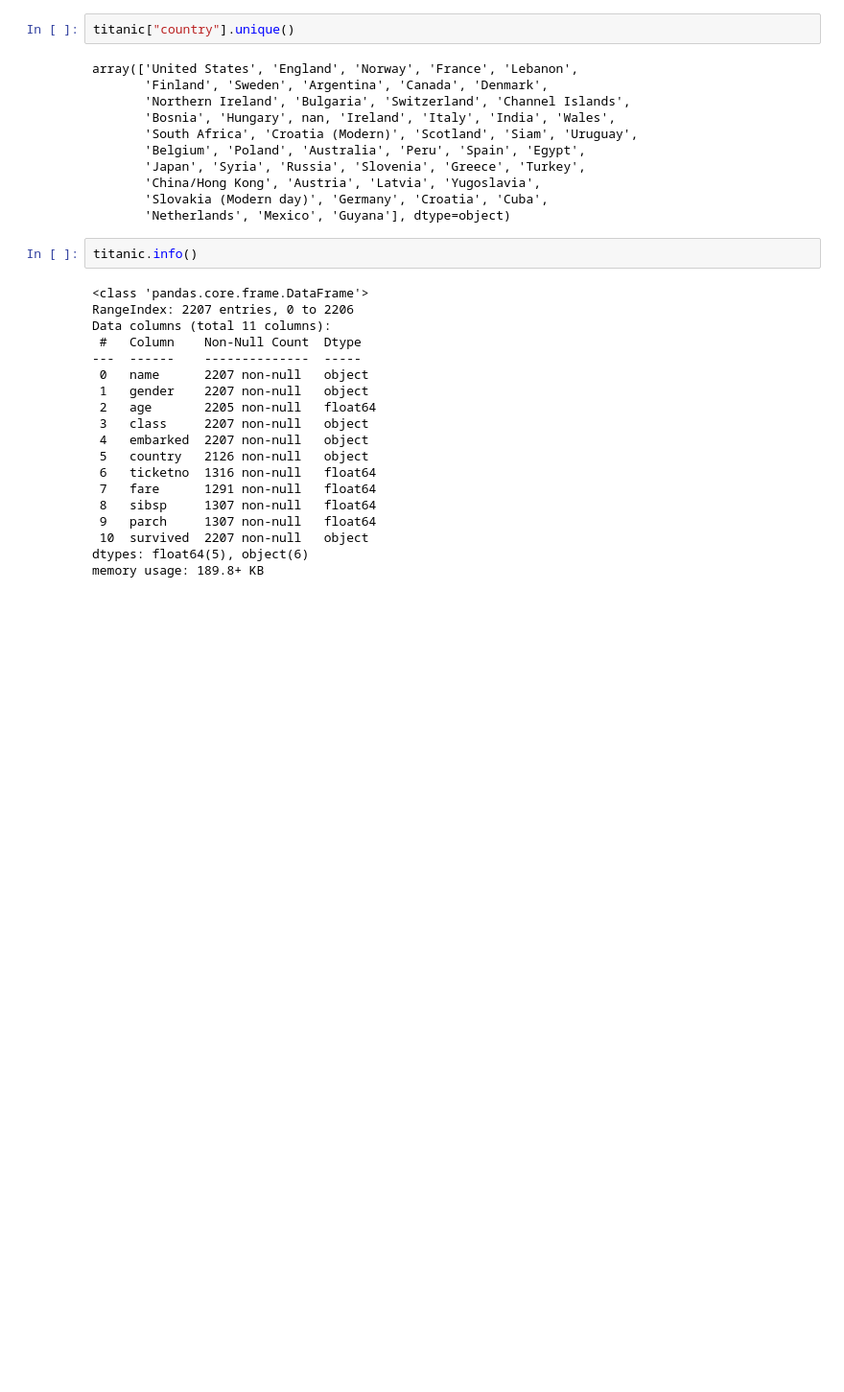
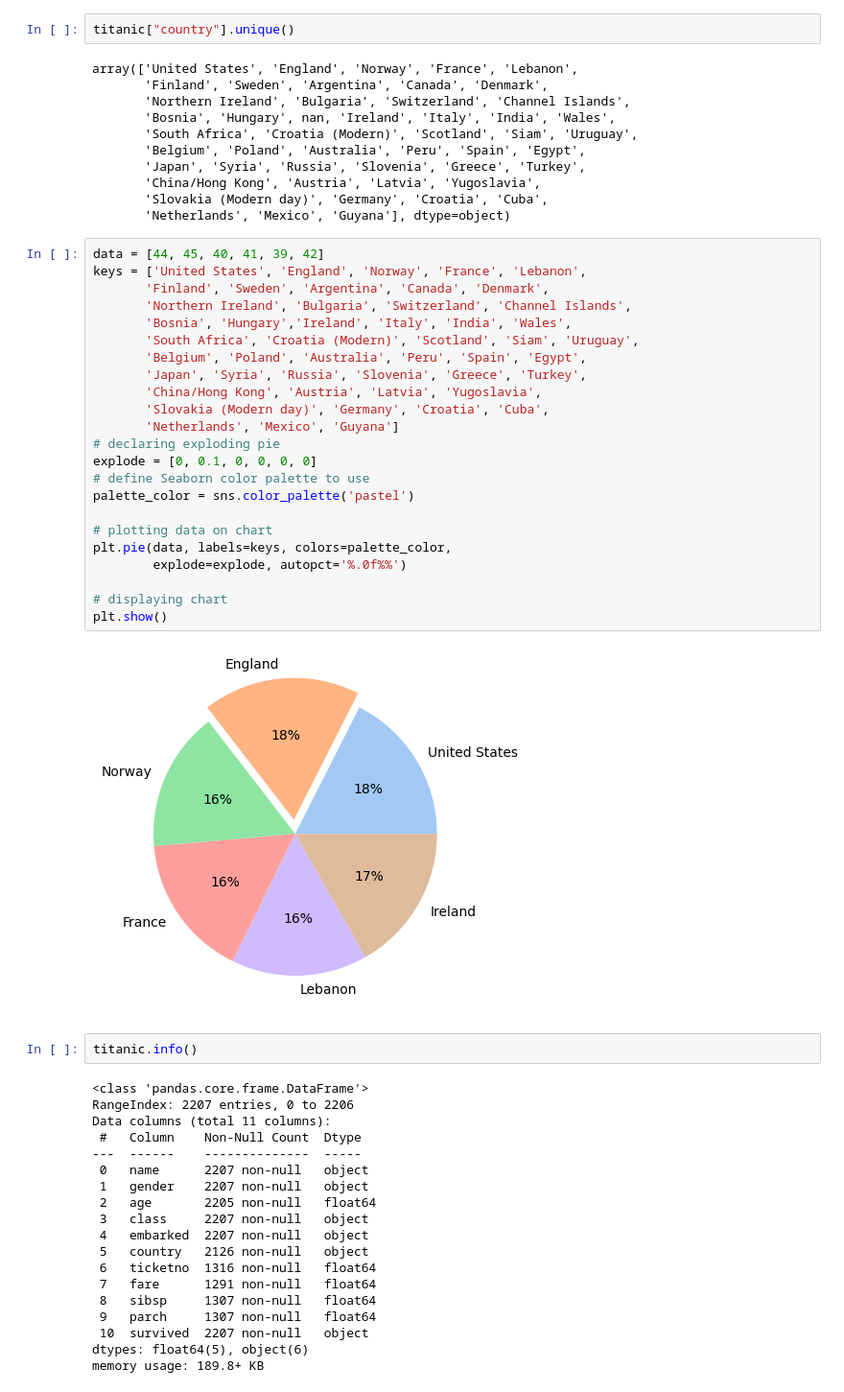
Before and after one commit to JanaEsther/PythonProDataScience, a Jupyter notebook: 01/titanic2.ipynb, the cells around one changed output. Shown: that part at 96% size. Drawn from its saved outputs; the diff is of its cells as text; blank space fills up the shorter version.

```diff
--- a/01/titanic2.ipynb
+++ b/01/titanic2.ipynb
@@ -33,6 +35,31 @@ array(['United States', 'England', 'Norway', 'France', 'Lebanon',
        'China/Hong Kong', 'Austria', 'Latvia', 'Yugoslavia',
        'Slovakia (Modern day)', 'Germany', 'Croatia', 'Cuba',
        'Netherlands', 'Mexico', 'Guyana'], dtype=object)
+# %%
+data = [44, 45, 40, 41, 39, 42]
+keys = ['United States', 'England', 'Norway', 'France', 'Lebanon',
+       'Finland', 'Sweden', 'Argentina', 'Canada', 'Denmark',
+       'Northern Ireland', 'Bulgaria', 'Switzerland', 'Channel Islands',
+       'Bosnia', 'Hungary','Ireland', 'Italy', 'India', 'Wales',
+       'South Africa', 'Croatia (Modern)', 'Scotland', 'Siam', 'Uruguay',
+       'Belgium', 'Poland', 'Australia', 'Peru', 'Spain', 'Egypt',
+       'Japan', 'Syria', 'Russia', 'Slovenia', 'Greece', 'Turkey',
+       'China/Hong Kong', 'Austria', 'Latvia', 'Yugoslavia',
+       'Slovakia (Modern day)', 'Germany', 'Croatia', 'Cuba',
+       'Netherlands', 'Mexico', 'Guyana']
+# declaring exploding pie
+explode = [0, 0.1, 0, 0, 0, 0]
+# define Seaborn color palette to use
+palette_color = sns.color_palette('pastel')
+
+# plotting data on chart
+plt.pie(data, labels=keys, colors=palette_color,
+        explode=explode, autopct='%.0f%%')
+
+# displaying chart
+plt.show()
+# %% [output]
+[figure, added]
 # %%
 titanic.info()
 # %% [output]
```
Also changed, not shown: parts of 6 cells of this notebook.
